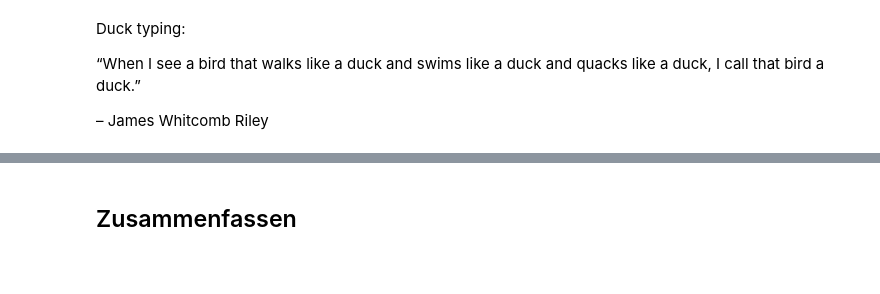
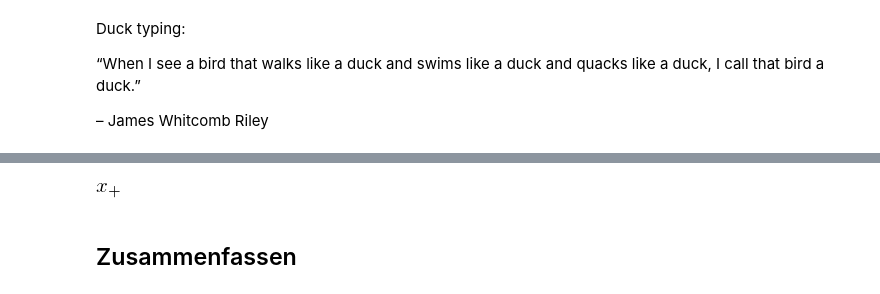
Before and after one commit to Ruediger-Braun/compana16, a Jupyter notebook: Lektion06.ipynb, the cells around one changed output, grey strips where cells are left out. Drawn from its saved outputs; the diff is of its cells as text; code cells hidden in the pictures; blank space fills up the shorter version.

```diff
--- a/Lektion06.ipynb
+++ b/Lektion06.ipynb
@@ -136,5 +200,10 @@ abss(-5)
 # %%
 # abss(x)  # TypeError
+# %%
+xp = Symbol('x_+', positive=True)
+abss(xp)
+# %% [output]
+[figure, added]
 # %% [markdown]
 ## Zusammenfassen
 # %%
```
Also changed, not shown: parts of 47 cells of this notebook.
